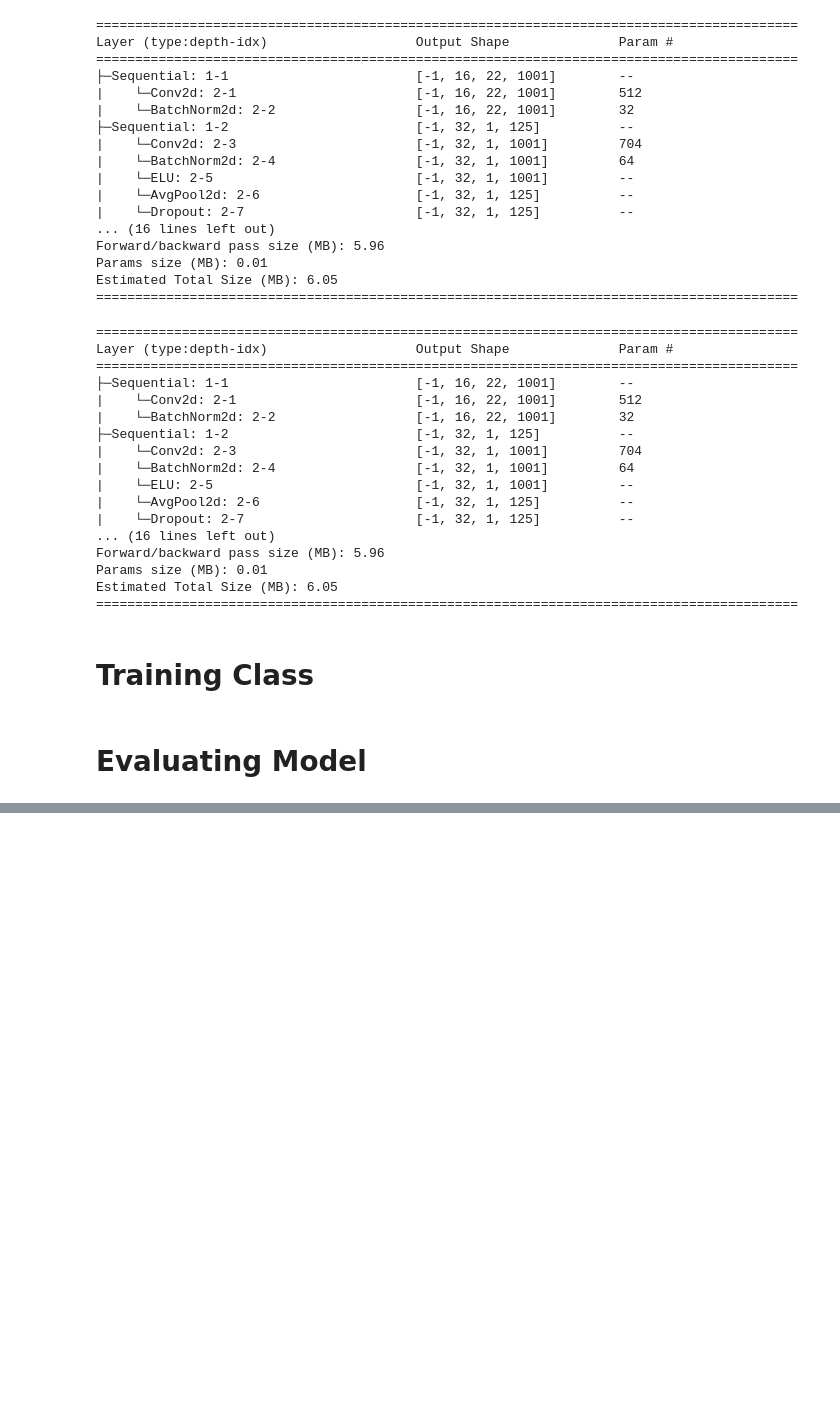
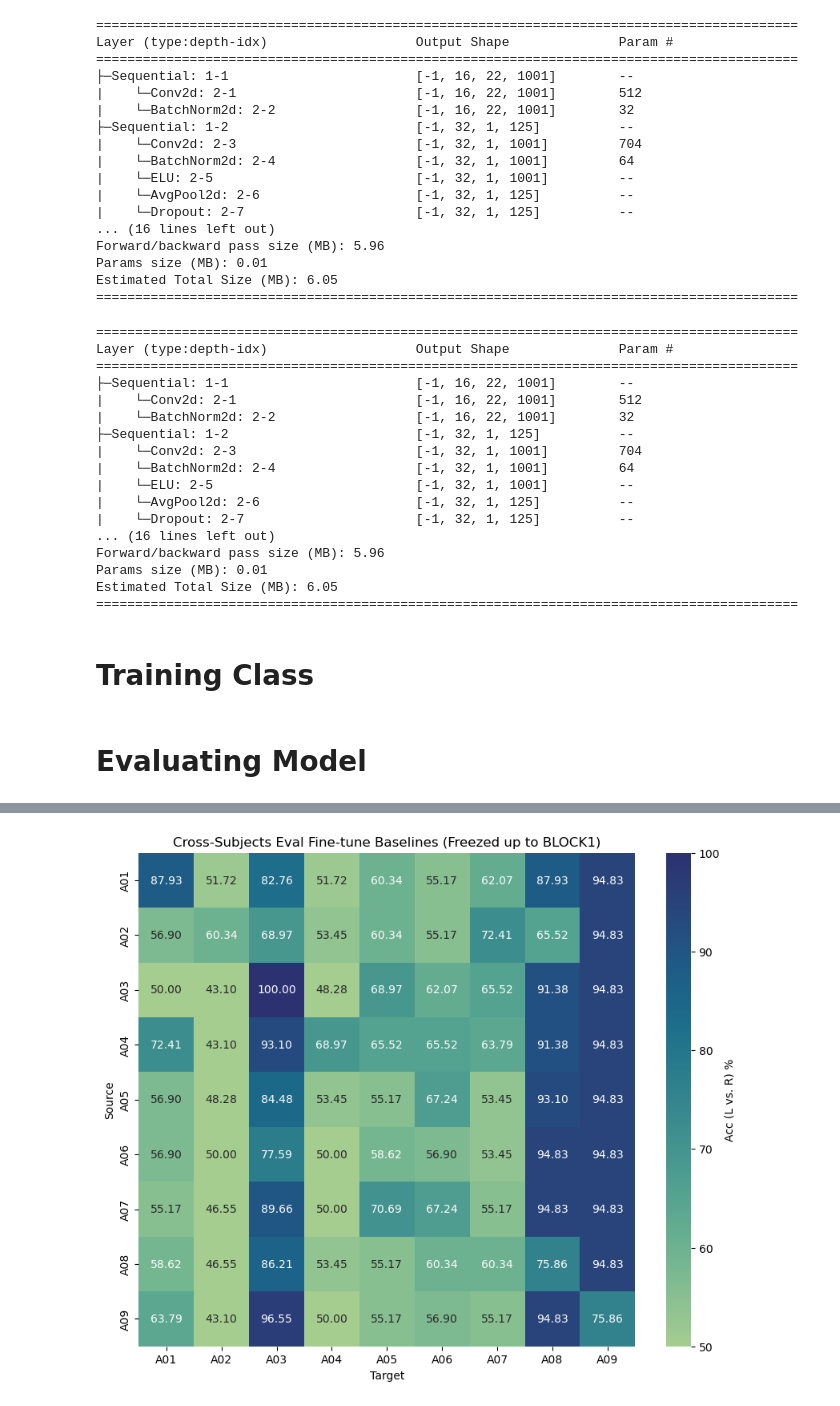
Before and after one commit to AlexRussell4/COGS189_FinalProject, a Jupyter notebook: EEGNet.ipynb, the cells around one changed output, grey strips where cells are left out. Saved outputs shown, nothing was run; the diff lists cells and outputs as text; code cells hidden in the pictures; blank space fills up the shorter version.

Commit message:
eegnet fianlized?

```diff
--- a/EEGNet.ipynb
+++ b/EEGNet.ipynb
@@ -1280,0 +1301,99 @@ Heatmap saved to results/eegnet_basline_matrix.png
+# %%
+import torch
+import numpy as np
+import os
+
+# Assuming EEGNetModel and other necessary classes and functions are properly defined
+
+# Initialize device
+device = torch.device("cuda" if torch.cuda.is_available() else "cpu")
+
+# Define your subjects
+subjects = ['A01', 'A02', 'A03', 'A04', 'A05', 'A06', 'A07', 'A08', 'A09']
+
+# Blocks to freeze for baseline experiments
+freeze_blocks = ['block1', 'block2', 'block3']
+
+# Hyperparameters
+EPOCHS = 250
+BATCH_SIZE = 64
+LEARNING_RATE = 0.0001
+
+# Results matrix initialization for each block
+results_matrices = {block: np.zeros((len(subjects), len(subjects))) for block in freeze_blocks}
+
+# Loop through each block to freeze
+for block in freeze_blocks:
+    print(f"Freezing up to {block} ------------------------")
+
+    # Train each model on each subject and evaluate on all other subjects
+    for i, train_subject in enumerate(subjects):
+        orignial_model_path = f"saved_models/eegnet_model_t_{train_subject}.pth"
+
+
+
+        for j, target_subject in enumerate(subjects):
+            finetuned_model_path = f"saved_models/eegnet_model_{block}_t_{train_subject}_{target_subject}.pth"
+            if train_subject == target_subject:
+                # doesnt makes sense to fit further
+                finetuned_model_path = orignial_model_path
+                model = EEGNetModel()
+                model.load_state_dict(torch.load(orignial_model_path, weights_only=True))
+                model.to(device)
+
+            # Train or load the model
+            elif os.path.exists(finetuned_model_path):
+                print(f"Model for {train_subject} to {target_subject} {block} frozen already exists. Loading model...")
+                model = EEGNetModel()
+                model.load_state_dict(torch.load(finetuned_model_path, weights_only=True))
+                model.to(device)
+
+            else:
+                print(f"Training {train_subject} with {block} frozen...")
+                train_data, train_labels = load_subject_data(target_subject, is_training=True)
+                train_tensor_data = torch.Tensor(train_data).unsqueeze(1).to(device)
+                train_tensor_labels = torch.LongTensor(train_labels).to(device)
+                train_dataset = TensorDataset(train_tensor_data, train_tensor_labels)
+
+                trainer = TrainModel(device, train_subject)
+                model = EEGNetModel()  # Reinitialize the model
+                model.load_state_dict(torch.load(orignial_model_path, weights_only=True))
+                model.freeze_layers_up_to(block)  # Assume you have a method that freezes layers up to a certain point
+                trained_model = trainer.train_model(model, train_dataset, LEARNING_RATE, BATCH_SIZE, EPOCHS)
+                torch.save(trained_model.state_dict(), finetuned_model_path)
+                model = trained_model
+
+
+
+            # Evaluate on each subject's test data
+            evaluator = EvalModel(device)
+            test_data, test_labels = load_subject_data(target_subject, is_training=False)
+            test_tensor_data = torch.Tensor(test_data).unsqueeze(1).to(device)
+            test_tensor_labels = torch.LongTensor(test_labels).to(device)
+            test_dataset = TensorDataset(test_tensor_data, test_tensor_labels)
+
+            accuracy = evaluator.test_model(finetuned_model_path, test_dataset,target_subject)
+            results_matrices[block][i][j] = accuracy
+            print(f"Model trained on {train_subject} with {block} frozen tested on {target_subject}: {accuracy:.2f}% accuracy")
+    results_matrix = results_matrices[block]
+    save_dir = "results/baselines"
+    if not os.path.exists(save_dir):
+        os.makedirs(save_dir)
+
+    # save cross compare to csv
+    df = pd.DataFrame(results_matrix, index=subjects, columns=subjects)
+    csv_file_path = os.path.join(save_dir, f"eegnet_basline_matrix_{block}.csv")
+    df.to_csv(csv_file_path)
+    print(f"Results matrix saved to {csv_file_path}")
+
+    # heatmap
+    plt.figure(figsize=(10, 8))
+    heatmap = sns.heatmap(df, annot=True, fmt=".2f", cmap='crest', cbar_kws={'label': 'Acc (L vs. R) %'}, vmin=50, vmax=100)
+    plt.title(f'Cross-Subjects Eval Fine-tune Baselines (Freezed up to {block.upper()})')
+    plt.ylabel('Source')
+    plt.xlabel('Target')
+    image_file_path = os.path.join(save_dir, f"eegnet_basline_matrix_{block}.png")
+    plt.savefig(image_file_path)
+    # plt.close()
+    print(f"Heatmap saved to {image_file_path}")
+# %% [output]
@@ -1280,0 +1417 @@ Heatmap saved to results/eegnet_basline_matrix.png
+[figure, added]
```
Also changed, not shown: parts of 12 cells of this notebook, 17 other files.
